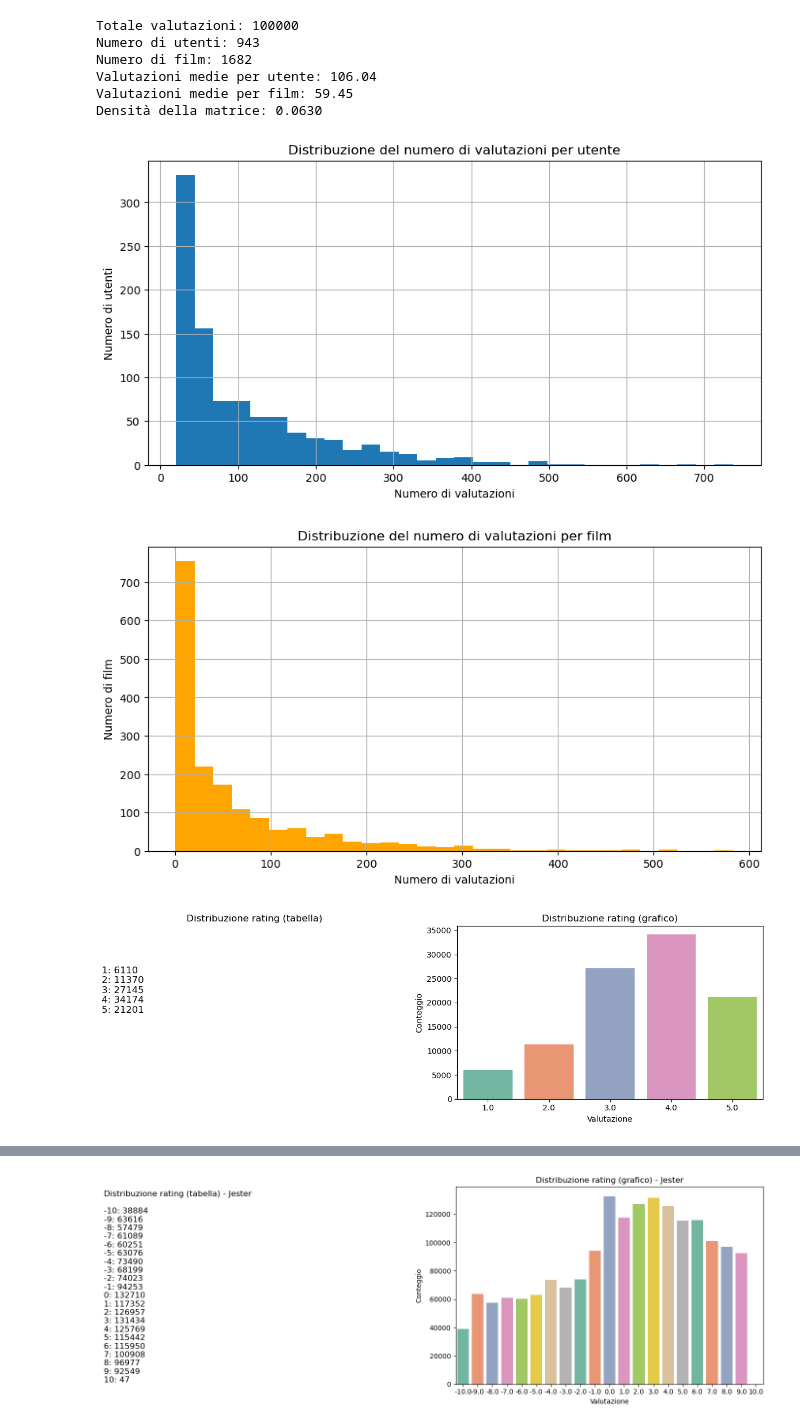
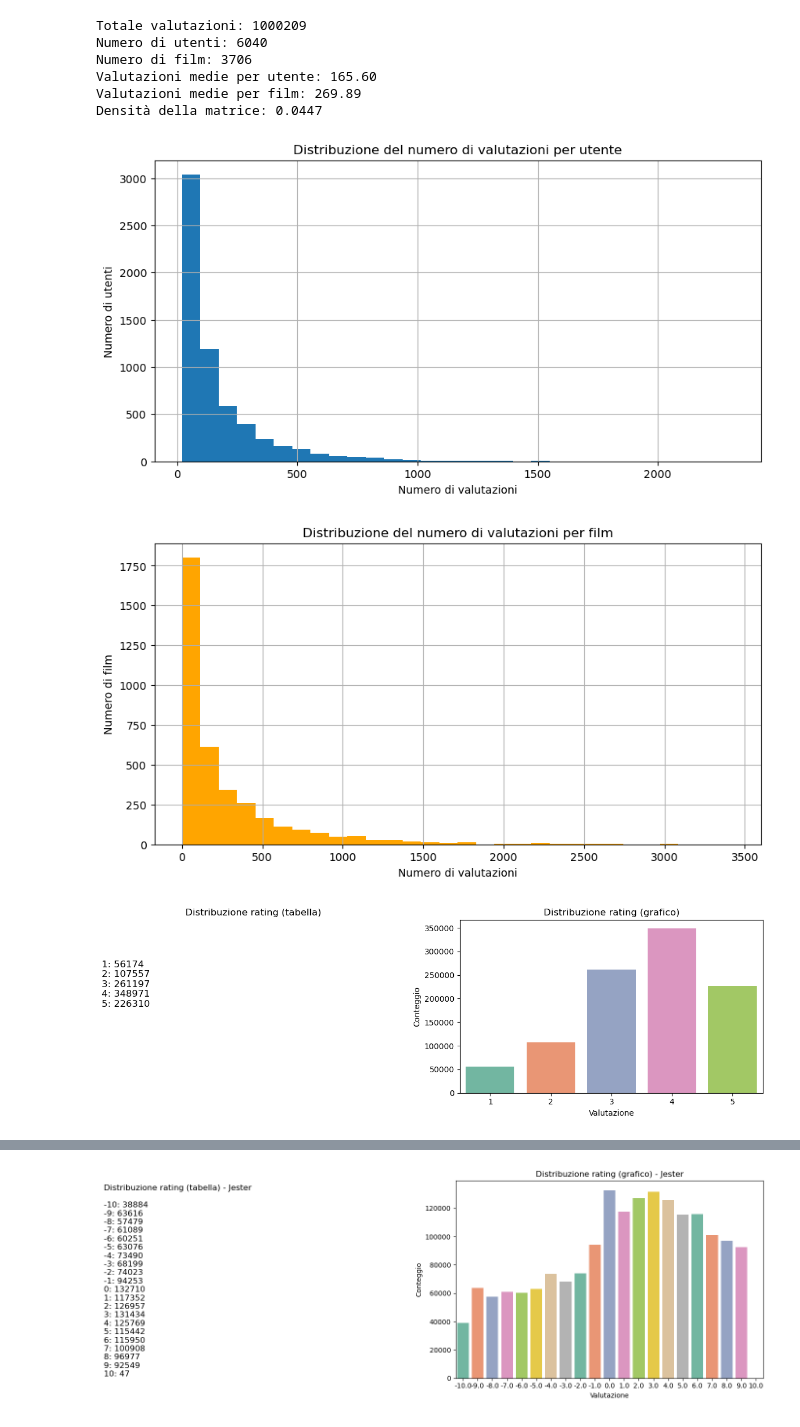
Before and after one commit to N1c0zz/latent-recommender-svd-VS-xgboost-recommender, a Jupyter notebook: PROGETTO_ESAME.ipynb, the cells around one changed output, grey strips where cells are left out. Cells and saved outputs as stored; diff of their text form; code cells hidden in the pictures.

Commit message:
feat: changed dataset from MovieLens100k to MovieLens1M + add feature importance analysis for XGBoost model

```diff
--- a/PROGETTO_ESAME.ipynb
+++ b/PROGETTO_ESAME.ipynb
@@ -47,19 +67,23 @@ Il dataset viene caricato attraverso la libreria `surprise`, appositamente proge
 # %%
-# Carica dataset completo da Surprise
-data = Dataset.load_builtin('ml-100k')
+# Carica i file del dataset MovieLens 1M
+ratings_path = "datasets/ml-1m/ratings.dat"
+users_path = "datasets/ml-1m/users.dat"
+movies_path = "datasets/ml-1m/movies.dat"
 
-# Trasforma in DataFrame pandas
-df_movieLens = pd.DataFrame(data.raw_ratings, columns=["user", "item", "rating", "timestamp"])
+# I file sono delimitati da '::' e non hanno intestazioni
+df_ratings = pd.read_csv(ratings_path, sep="::", engine="python",
+                         names=["user_id", "movie_id", "rating", "timestamp"], encoding="latin-1")
 
-# Crea il reader specificando la scala dei rating (1-5 per MovieLens)
-reader = Reader(rating_scale=(1, 5))
+df_users = pd.read_csv(users_path, sep="::", engine="python",
+                       names=["user_id", "gender", "age", "occupation", "zip_code"], encoding="latin-1")
 
-# Crea un dataset surprise dal campione
-data_movie = Dataset.load_from_df(df_movieLens[['user', 'item', 'rating']], reader)
+df_movies = pd.read_csv(movies_path, sep="::", engine="python",
+                        names=["movie_id", "title", "genres"], encoding="latin-1")
 
-# Suddividi in train e test
-trainset, testset = train_test_split(data_movie, test_size=0.2, random_state=42)
+# Merge completo
+df_movieLens = pd.merge(df_ratings, df_users, on="user_id")
+df_movieLens = pd.merge(df_movieLens, df_movies, on="movie_id")
 
-# Visualizza qualche riga per controllo
+# Controllo iniziale
 df_movieLens.head()
 # %% [output]
@@ -151,15 +158,13 @@ Queste informazioni sono cruciali per comprendere quanto è **sparsa** la matric
 # Numero totale di valutazioni
 num_ratings = len(df_movieLens)
 
-# Numero unico di utenti
-num_users = df_movieLens['user'].nunique()
-
-# Numero unico di film
-num_items = df_movieLens['item'].nunique()
+# Numero unico di utenti e film
+num_users = df_movieLens['user_id'].nunique()
+num_items = df_movieLens['movie_id'].nunique()
 
 # Valutazioni medie per utente e per film
-ratings_per_user = df_movieLens.groupby('user')['rating'].count().mean()
-ratings_per_item = df_movieLens.groupby('item')['rating'].count().mean()
+ratings_per_user = df_movieLens.groupby('user_id')['rating'].count().mean()
+ratings_per_item = df_movieLens.groupby('movie_id')['rating'].count().mean()
 
 # Densità della matrice utente-item
 max_possible_ratings = num_users * num_items
@@ -172,39 +177,38 @@ print(f"Valutazioni medie per utente: {ratings_per_user:.2f}")
 print(f"Valutazioni medie per film: {ratings_per_item:.2f}")
 print(f"Densità della matrice: {density:.4f}")
 # %% [output]
-Totale valutazioni: 100000
-Numero di utenti: 943
-Numero di film: 1682
-Valutazioni medie per utente: 106.04
-Valutazioni medie per film: 59.45
-Densità della matrice: 0.0630
+Totale valutazioni: 1000209
+Numero di utenti: 6040
+Numero di film: 3706
+Valutazioni medie per utente: 165.60
+Valutazioni medie per film: 269.89
+Densità della matrice: 0.0447
 # %%
 plt.figure(figsize=(10, 5))
-df_movieLens.groupby('user')['rating'].count().hist(bins=30)
+df_movieLens.groupby('user_id')['rating'].count().hist(bins=30)
 plt.title("Distribuzione del numero di valutazioni per utente")
 plt.xlabel("Numero di valutazioni")
 plt.ylabel("Numero di utenti")
 plt.grid(True)
 plt.show()
 # %% [output]
-[figure, old version]
+[figure, new version]
 # %%
 plt.figure(figsize=(10, 5))
-df_movieLens.groupby('item')['rating'].count().hist(bins=30, color='orange')
+df_movieLens.groupby('movie_id')['rating'].count().hist(bins=30, color='orange')
 plt.title("Distribuzione del numero di valutazioni per film")
 plt.xlabel("Numero di valutazioni")
 plt.ylabel("Numero di film")
 plt.grid(True)
 plt.show()
 # %% [output]
-[figure, old version]
+[figure, new version]
 # %%
-# Tabella delle frequenze + grafico
 rating_counts = df_movieLens['rating'].value_counts().sort_index()
 
 fig, ax = plt.subplots(1, 2, figsize=(12, 4))
 
-# Tabella come testo
+# Tabella
 ax[0].axis('off')
 table_text = '\n'.join([f"{int(k)}: {v}" for k, v in rating_counts.items()])
 ax[0].text(0, 0.5, table_text, fontsize=12)
@@ -219,7 +223,7 @@ ax[1].set_ylabel("Conteggio")
 plt.tight_layout()
 plt.show()
 # %% [output]
-[figure, old version]
+[figure, new version]
 # %%
 # Statistiche descrittive sui rating
 print("Statistiche descrittive delle valutazioni:")
```
Also changed, not shown: parts of 59 cells of this notebook, 29 other files.
